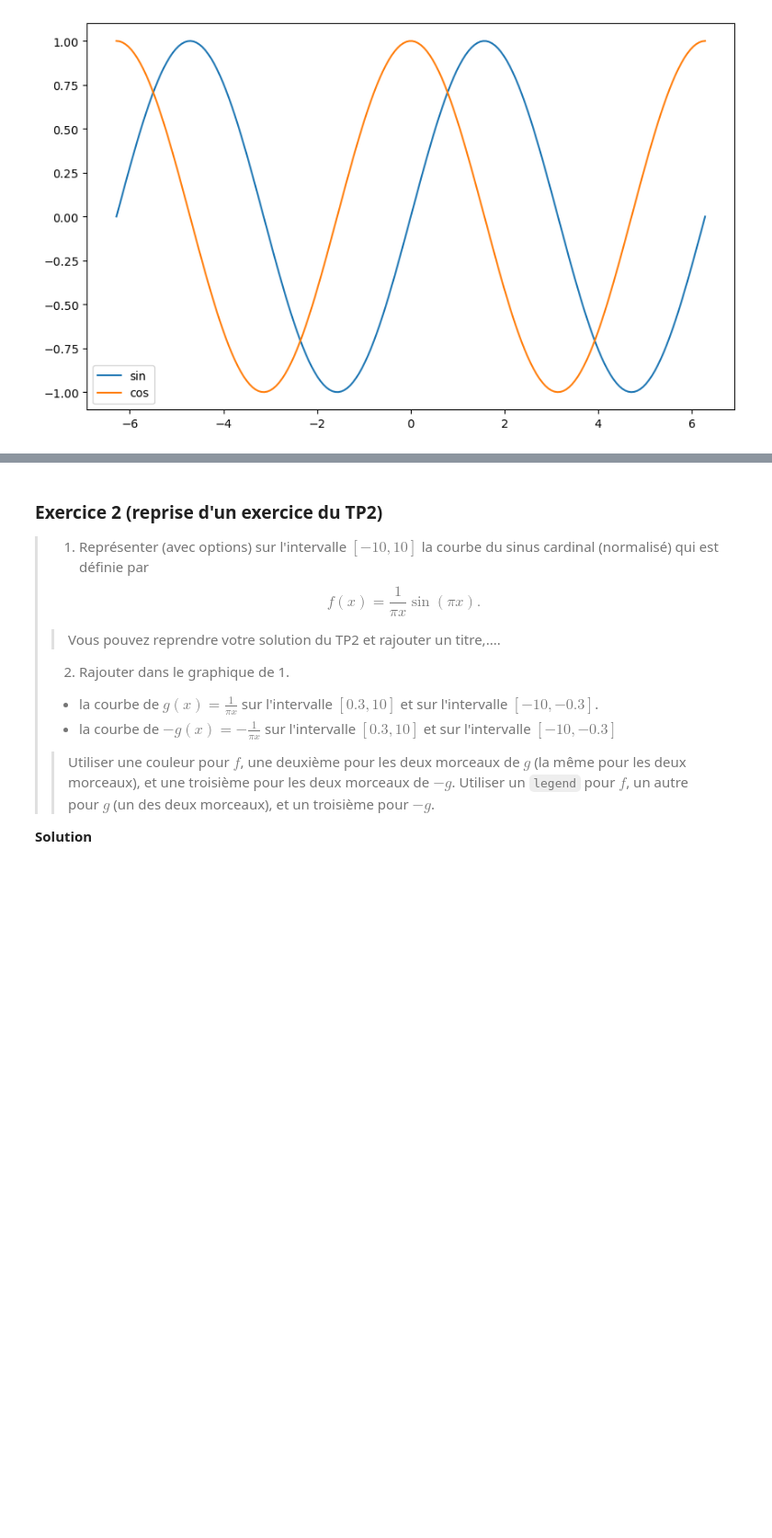
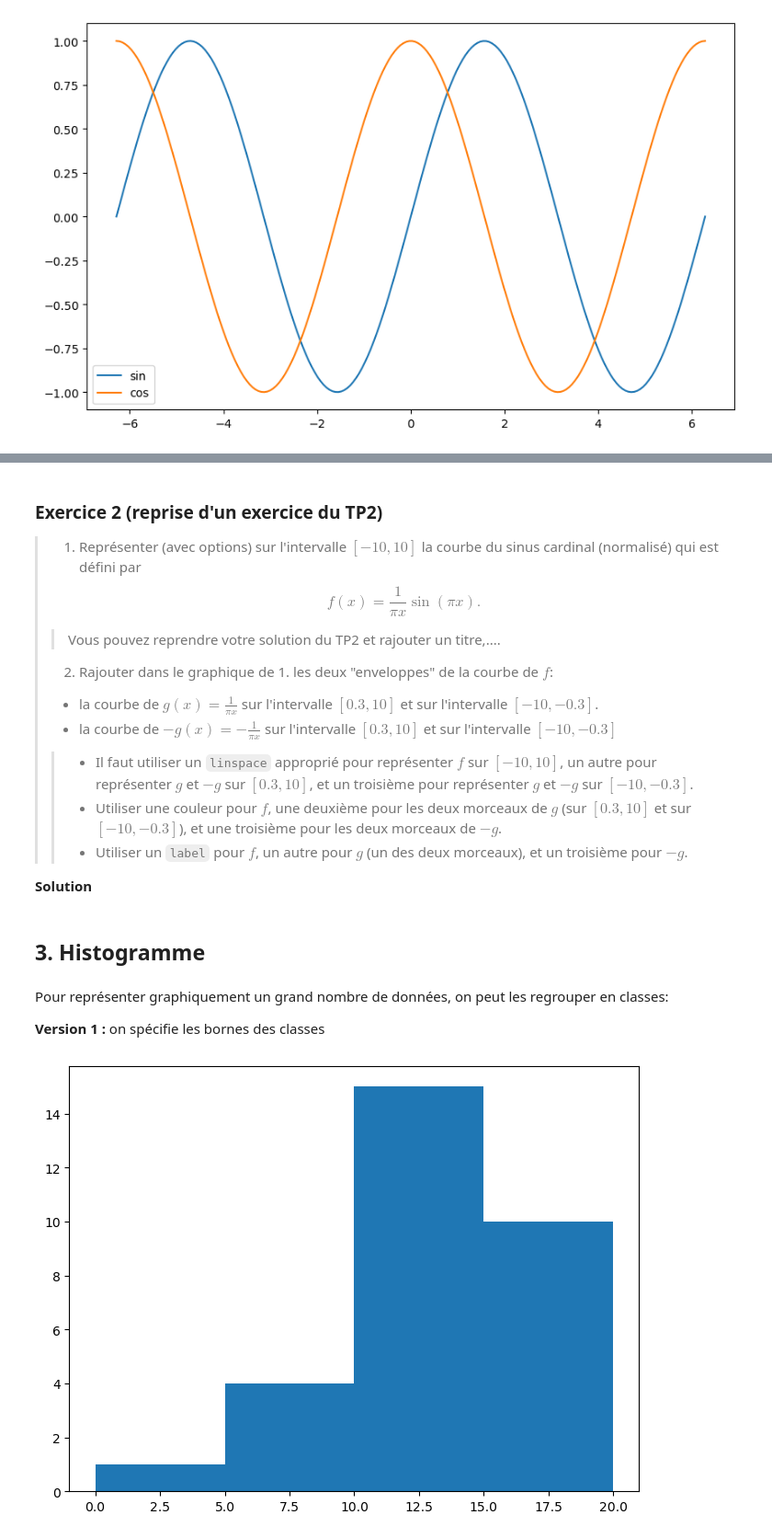
Before and after one commit to maxbauergit/SVE, a Jupyter notebook: TP-foad-Nom-prenom.ipynb, the cells around one changed output, grey strips where cells are left out. Shown at 92% size. Drawn from its saved outputs; the diff is of its cells as text; code cells hidden in the pictures; blank space fills up the shorter version.

```diff
--- a/TP-foad-Nom-prenom.ipynb
+++ b/TP-foad-Nom-prenom.ipynb
@@ -229,14 +240,34 @@ plt.show() # affiche le graphique
 # %% [markdown]
 ### Exercice 2  (reprise d'un exercice du TP2)
 
-> 1. Représenter (avec options) sur l'intervalle $[-10, 10]$ la courbe du sinus cardinal (normalisé) qui est définie par
+> 1. Représenter (avec options) sur l'intervalle $[-10, 10]$ la courbe du sinus cardinal (normalisé) qui est défini par
 > $$f(x)=\frac{1}{\pi x} \sin(\pi x).$$
 >> Vous pouvez reprendre votre solution du TP2 et rajouter un titre,....
-> 2. Rajouter dans le graphique de 1.
+> 2. Rajouter dans le graphique de 1. les deux "enveloppes" de la courbe de $f$:
 > - la courbe de $g(x)=\frac{1}{\pi x}$ sur l'intervalle $[0.3, 10]$ et sur l'intervalle $[-10, -0.3]$.
 > - la courbe de $-g(x)=-\frac{1}{\pi x}$ sur l'intervalle $[0.3, 10]$ et sur l'intervalle $[-10, -0.3]$
->> Utiliser une couleur pour $f$, une deuxième pour les deux morceaux de $g$ (la même pour les deux morceaux), et une troisième pour les deux morceaux de $-g$.
->> Utiliser un `legend` pour $f$, un autre pour $g$ (un des deux morceaux), et un troisième pour $-g$.
+>> - Il faut utiliser un `linspace` approprié pour représenter $f$ sur $[-10, 10]$, un autre pour représenter $g$ et $-g$ sur $[0.3, 10]$, et un troisième pour représenter $g$ et $-g$ sur $[-10, -0.3]$.
+>> - Utiliser une couleur pour $f$, une deuxième pour les deux morceaux de $g$ (sur $[0.3, 10]$ et sur $[-10, -0.3]$), et une troisième pour les deux morceaux de $-g$.
+>> - Utiliser un `label` pour $f$, un autre pour $g$ (un des deux morceaux), et un troisième pour $-g$.
 
 
 **Solution**
+# %% [markdown]
+## 3. Histogramme
+# %% [markdown]
+Pour représenter graphiquement un grand nombre de données, on peut les regrouper en classes:
+
+**Version 1 :** on spécifie les bornes des classes
+# %%
+import matplotlib.pyplot as plt
+# notes obtenus par 30 étudiants
+notes = [10.0, 16.2, 10.2, 15.0, 13.2, 13.8, 11.2, 5.8, 10.8, 16.5,
+         19.5, 16.8, 19.0, 14.0, 6.5, 8.5, 15.8, 14.0, 11.5, 15.5,
+         11.0, 2.8, 16.0, 10.0, 11.0, 12.5, 13.5, 5.5, 16.2, 13.2]
+plt.figure(figsize=(8, 6))
+plt.hist(notes,
+         bins=[0, 5, 10, 15, 20], # on utilise les classes [0, 5[, [5, 10[, [10, 15[, [15, 20]]
+        )
+plt.show()
+# %% [output]
+[figure, added]
```
Also changed, not shown: parts of 33 cells of this notebook.
